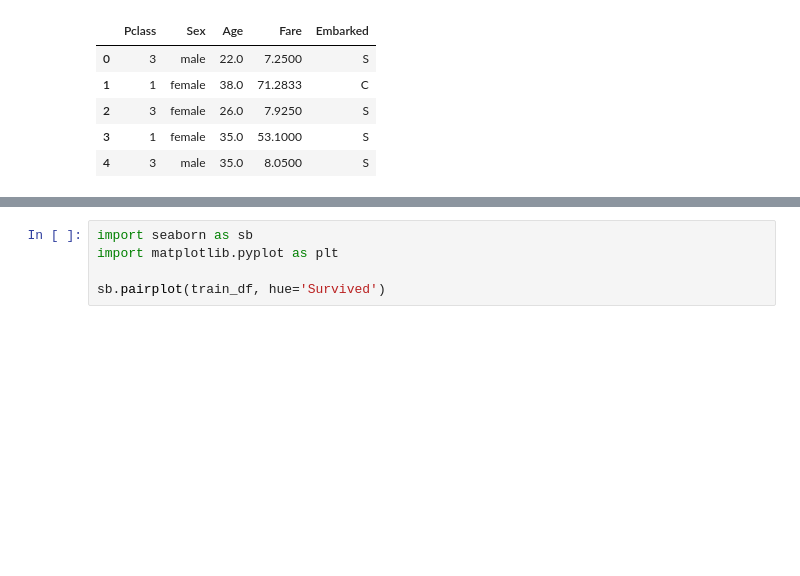
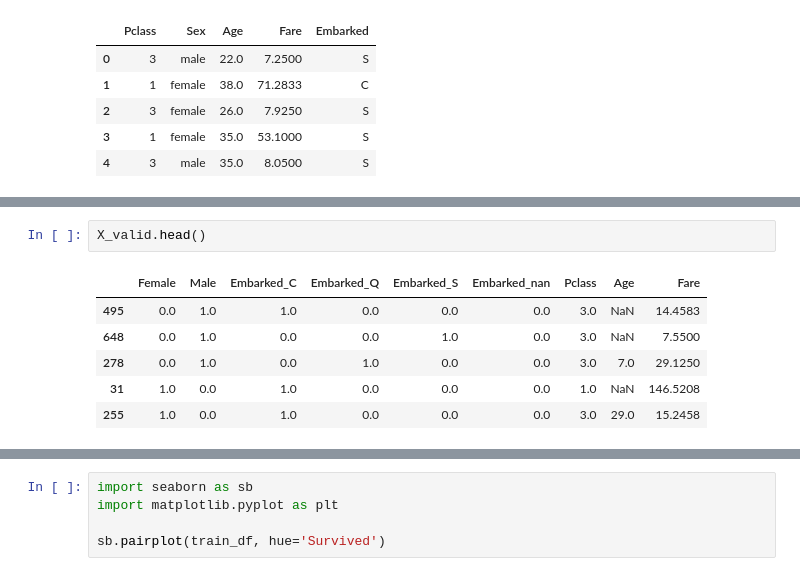
Before and after one commit to awatterson06/Kaggle, a Jupyter notebook: titanic-comp-exp.ipynb, the cells around one changed output, grey strips where cells are left out. Cells and saved outputs as stored; diff of their text form; blank space fills up the shorter version.

```diff
--- a/titanic-comp-exp.ipynb
+++ b/titanic-comp-exp.ipynb
@@ -108,0 +172,9 @@ Name: Survived, dtype: int64
+# %%
+X_valid.head()
+# %% [output]
+|  | Female | Male | Embarked_C | Embarked_Q | Embarked_S | Embarked_nan | Pclass | Age | Fare |
+| 495 | 0.0 | 1.0 | 1.0 | 0.0 | 0.0 | 0.0 | 3.0 | NaN | 14.4583 |
+| 648 | 0.0 | 1.0 | 0.0 | 0.0 | 1.0 | 0.0 | 3.0 | NaN | 7.5500 |
+| 278 | 0.0 | 1.0 | 0.0 | 1.0 | 0.0 | 0.0 | 3.0 | 7.0 | 29.1250 |
+| 31 | 1.0 | 0.0 | 1.0 | 0.0 | 0.0 | 0.0 | 1.0 | NaN | 146.5208 |
+| 255 | 1.0 | 0.0 | 1.0 | 0.0 | 0.0 | 0.0 | 3.0 | 29.0 | 15.2458 |
```
Also changed, not shown: parts of 12 cells of this notebook.
